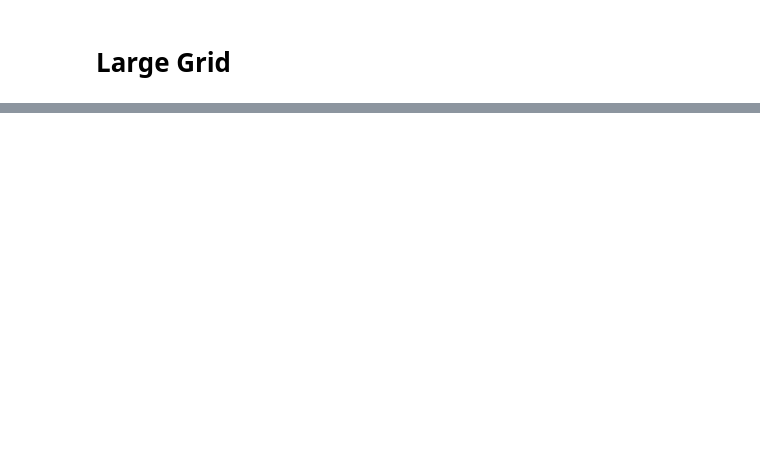
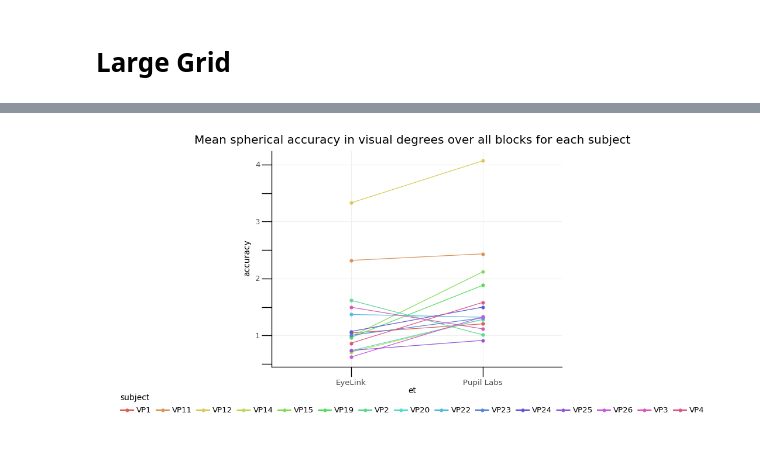
Before and after one commit to behinger/etcomp, a Jupyter notebook: code/be_main.ipynb, the cells around one changed output, grey strips where cells are left out. Cells and saved outputs as stored; diff of their text form; code cells hidden in the pictures; blank space fills up the shorter version.

```diff
--- a/code/be_main.ipynb
+++ b/code/be_main.ipynb
@@ -197,2 +240,6 @@ LARGE_GRID.plot_accuracy(raw_large_grid_df, option=None)
+# %%
+LARGE_GRID.plot_accuracy(raw_large_grid_df)
+# %% [output]
+[figure, added]
 # %%
 LARGE_GRID.display_fixations(raw_large_grid_df, option='offset')
```
Also changed, not shown: parts of 34 cells of this notebook, 7 other files.
